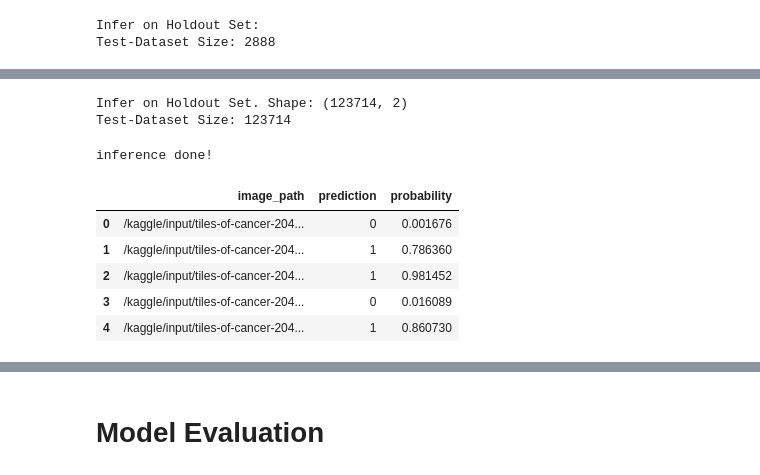
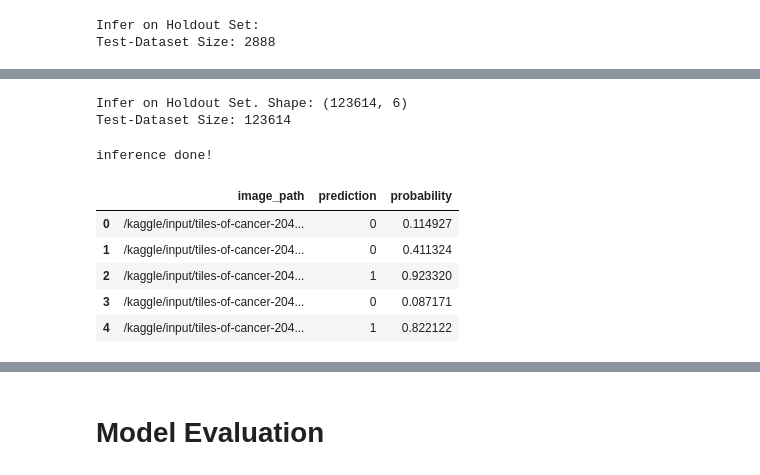
Before and after one commit to Niggl0n/UBC_Cancer_Classification, a Jupyter notebook: ubc-label-tiles-full-dataset.ipynb, the cells around one changed output, grey strips where cells are left out. Drawn from its saved outputs; the diff is of its cells as text; code cells hidden in the pictures.

```diff
--- a/ubc-label-tiles-full-dataset.ipynb
+++ b/ubc-label-tiles-full-dataset.ipynb
@@ -158,6 +156,9 @@ df_masks = prepare_df(df_labelled)
 directory_path = "/kaggle/input/tiles-of-cancer-2048px-scale-0-25"
 df_tiles_all = create_img_dataframe_from_directory(directory_path)
 df_tiles_all["image_id"] = df_tiles_all["image_id"].astype(int)
+df_tiles_all = pd.merge(df_tiles_all, df_orig, on="image_id", how="left")
+df_tiles_all = df_tiles_all[df_tiles_all.is_tma==False]
+
 print(df_tiles_all.shape)
 print("Example row:", df_tiles_all.iloc[0,0], df_tiles_all.iloc[0,1])
 display(df_tiles_all.head())
@@ -183,3 +184,12 @@ df_masks["image_id"].nunique(), df_tiles_all["image_id"].nunique()
+# %%
+model = UBCBinaryModel(CONFIG['model_name'], pretrained=False , checkpoint_path=None)
+model_path = "/kaggle/input/ubc-binary-cancer-tissue-classifier-wsi-0-25x/best_model_checkpoint2023-12-30_15-43-46.pth"
+model.load_state_dict(torch.load(model_path, map_location=CONFIG["device"]))
+model.to(CONFIG['device']);
+
+label_dict = {
+    0:"cancer",
+    1:"non-cancer"}
 # %%
 img_color_mean=[0.8661704276539922, 0.7663107094675368, 0.8574260897185548]
 img_color_std=[0.08670629753900036, 0.11646580094195522, 0.07164169171856792]
@@ -255,10 +265,10 @@ def metrics(df_pred):
     print(macro_f1, accuracy)
     display(conf_matrix)
 # %%
-def infer_on_unlabelled_data(model, CONFIG, df_test, val_size=1.0):
+def infer_on_unlabelled_data(model, CONFIG, df_infer, val_size=1.0):
     model.eval()
-    infer_dataset = InferBinaryTilesDataset(df_test, transforms=data_transforms["valid"])
-    infer_loader = DataLoader(infer_dataset, batch_size=CONFIG['valid_batch_size'], num_workers=2, shuffle=False, pin_memory=True)
+    infer_dataset = InferBinaryTilesDataset(df_infer, transforms=data_transforms["valid"])
+    infer_loader = DataLoader(infer_dataset, batch_size=64, num_workers=2, shuffle=False, pin_memory=True)
     print(f"Test-Dataset Size: {len(infer_dataset)}")
 
     preds_list = []
@@ -289,12 +299,3 @@ def infer_on_unlabelled_data(model, CONFIG, df_test, val_size=1.0):
         "probability": probs_list,
     })
     return df_infer
-# %%
-model = UBCBinaryModel(CONFIG['model_name'], pretrained=False , checkpoint_path=None)
-# model_path = "/kaggle/input/binary-tiles-classifier-025x-v6/best_model_checkpoint2023-12-10_10-57-05.pth"
-model.load_state_dict(torch.load(CONFIG["model_path"], map_location=CONFIG["device"]))
-model.to(CONFIG['device']);
-
-label_dict = {
-    0:"cancer",
-    1:"non-cancer"}
@@ -349,18 +342,18 @@ F1-Score Testset: 0.8043478260869565
 # %%
 print(f"Infer on Holdout Set. Shape: {df_tiles_all.shape}")
 df_tiles_labelled = infer_on_unlabelled_data(model, CONFIG, df_tiles_all)
-df_tiles_labelled.to_csv("tiles_025x_full_pseudo_labels.csv")
+df_tiles_labelled.to_csv("wsi_tiles_025x_full_pseudo_labels.csv")
 print("inference done!")
 df_tiles_labelled.head()
 # %% [output]
-Infer on Holdout Set. Shape: (123714, 2)
-Test-Dataset Size: 123714
+Infer on Holdout Set. Shape: (123614, 6)
+Test-Dataset Size: 123614
 inference done!
 |  | image_path | prediction | probability |
-| 0 | /kaggle/input/tiles-of-cancer-204... | 0 | 0.001676 |
-| 1 | /kaggle/input/tiles-of-cancer-204... | 1 | 0.786360 |
-| 2 | /kaggle/input/tiles-of-cancer-204... | 1 | 0.981452 |
-| 3 | /kaggle/input/tiles-of-cancer-204... | 0 | 0.016089 |
-| 4 | /kaggle/input/tiles-of-cancer-204... | 1 | 0.860730 |
+| 0 | /kaggle/input/tiles-of-cancer-204... | 0 | 0.114927 |
+| 1 | /kaggle/input/tiles-of-cancer-204... | 0 | 0.411324 |
+| 2 | /kaggle/input/tiles-of-cancer-204... | 1 | 0.923320 |
+| 3 | /kaggle/input/tiles-of-cancer-204... | 0 | 0.087171 |
+| 4 | /kaggle/input/tiles-of-cancer-204... | 1 | 0.822122 |
 # %%
 df_tiles_labelled = pd.merge(df_tiles_all, df_tiles_labelled, on="image_path", how="inner")
```
Also changed, not shown: parts of 16 cells of this notebook.
